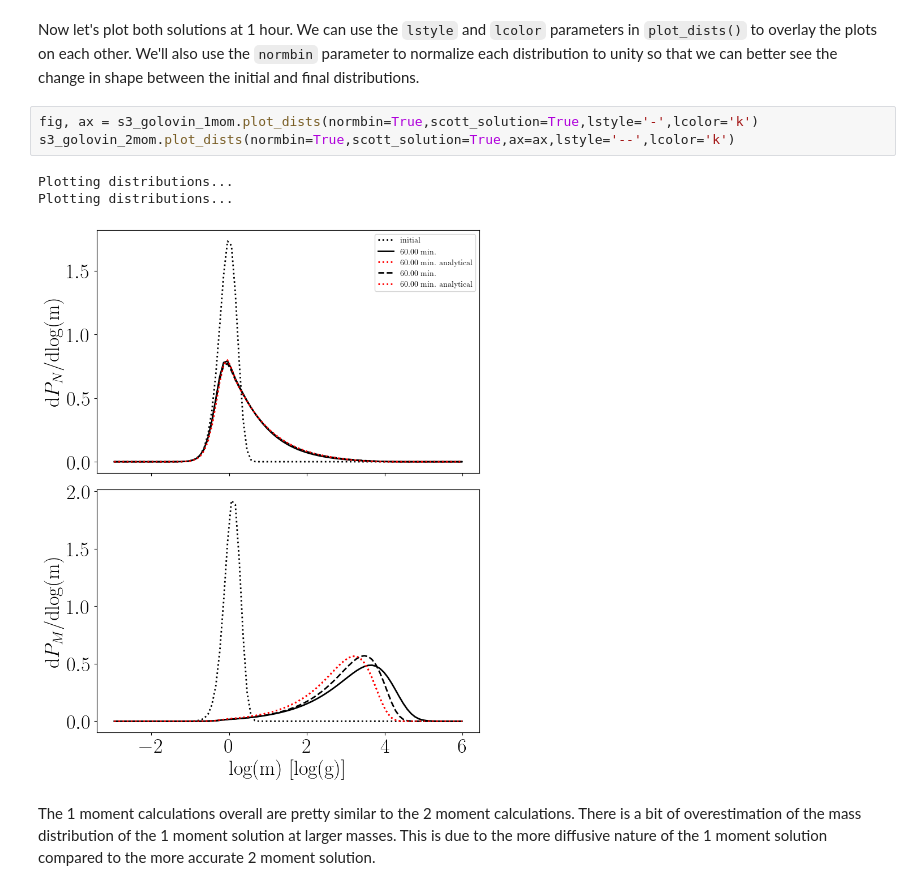
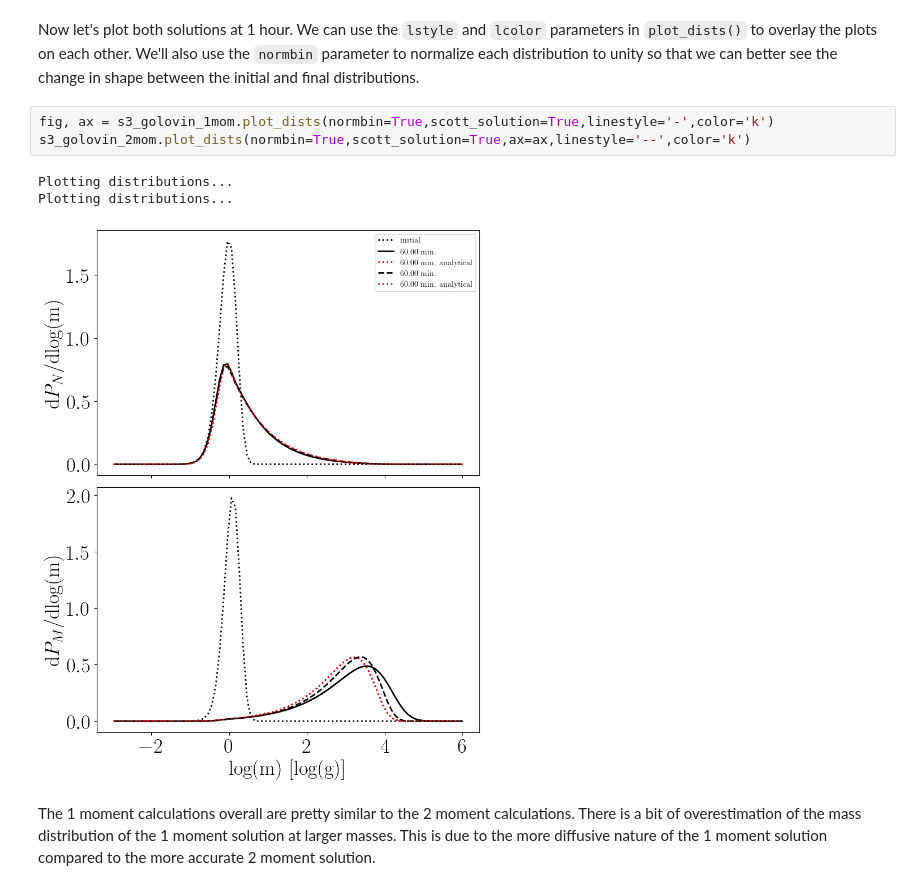
Before and after one commit to NOAA-National-Severe-Storms-Laboratory/BinMod1D-PARS, a Jupyter notebook: notebooks/BM1D_analytical_examples.ipynb, the cells around one changed output. Saved outputs shown, nothing was run; the diff lists cells and outputs as text.

````diff
--- a/notebooks/BM1D_analytical_examples.ipynb
+++ b/notebooks/BM1D_analytical_examples.ipynb
@@ -97,12 +89,12 @@ Model Complete! Time Elapsed = 0.34 min
 # %% [markdown]
 Now let's plot both solutions at 1 hour. We can use the ```lstyle``` and ```lcolor``` parameters in ```plot_dists()``` to overlay the plots on each other. We'll also use the ```normbin``` parameter to normalize each distribution to unity so that we can better see the change in shape between the initial and final distributions.
 # %%
-fig, ax = s3_golovin_1mom.plot_dists(normbin=True,scott_solution=True,lstyle='-',lcolor='k')
-s3_golovin_2mom.plot_dists(normbin=True,scott_solution=True,ax=ax,lstyle='--',lcolor='k')
+fig, ax = s3_golovin_1mom.plot_dists(normbin=True,scott_solution=True,linestyle='-',color='k')
+s3_golovin_2mom.plot_dists(normbin=True,scott_solution=True,ax=ax,linestyle='--',color='k')
 # %% [output]
 Plotting distributions...
 Plotting distributions...
-[figure, old version]
+[figure, new version]
 # %% [markdown]
 The 1 moment calculations overall are pretty similar to the 2 moment calculations. There is a bit of overestimation of the mass distribution of the 1 moment solution at larger masses. This is due to the more diffusive nature of the 1 moment solution compared to the more accurate 2 moment solution.
 # %% [markdown]
````
Also changed, not shown: parts of 14 cells of this notebook, 11 other files.
